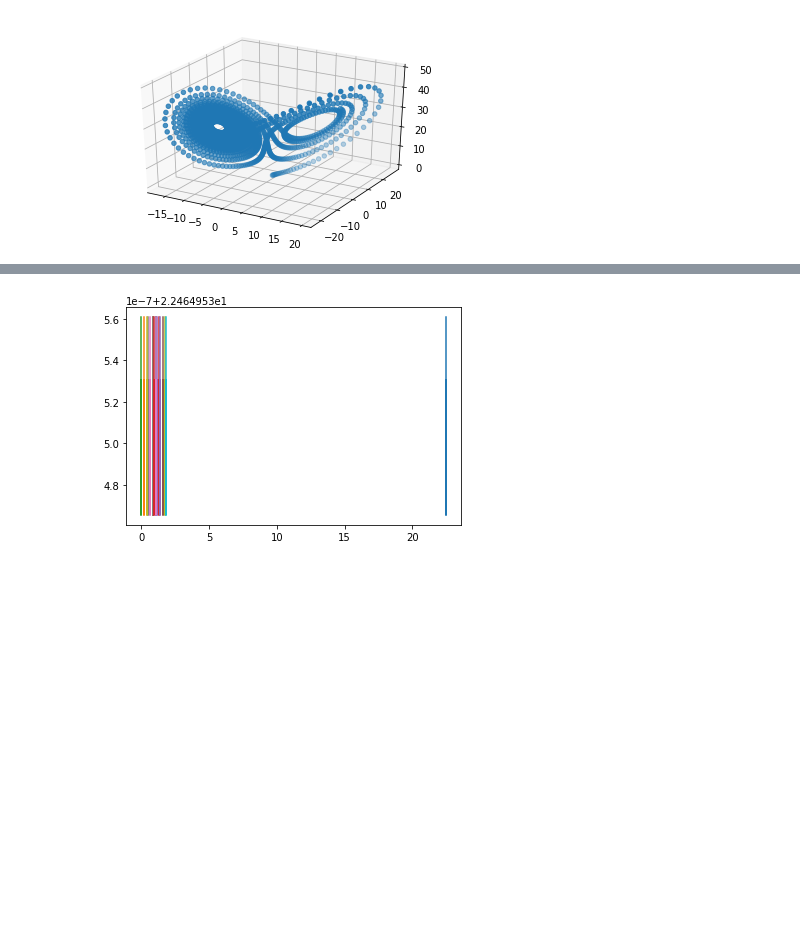
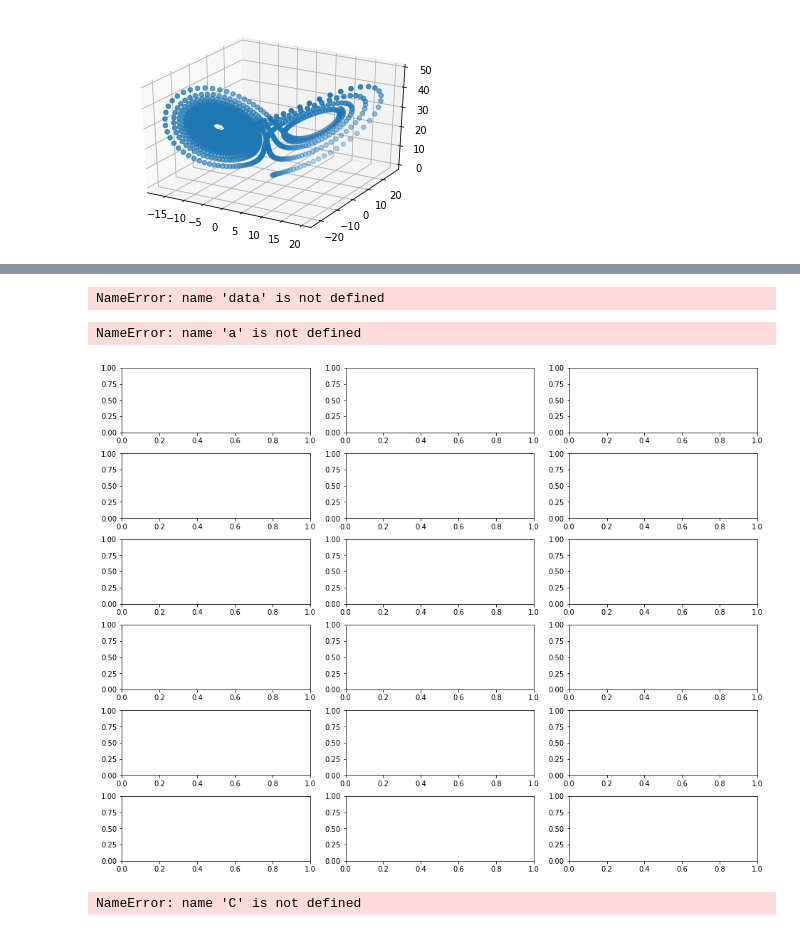
Before and after one commit to alexstoken/math485supermodels, a Jupyter notebook: find_min_C.ipynb, the cells around one changed output, grey strips where cells are left out. Saved outputs shown, nothing was run; the diff lists cells and outputs as text; code cells hidden in the pictures; blank space fills up the shorter version.

```diff
--- a/find_min_C.ipynb
+++ b/find_min_C.ipynb
@@ -317,8 +342,6 @@ ax.scatter(x_s[:n,0], x_s[:n,1],x_s[:n,2] ,c='black')
 # %%
 C_headers = ['F','cx12', 'cx13', 'cx23', 'cx21', 'cx31', 'cx32','cy12', 'cy13', 'cy23', 'cy21', 'cy31', 'cy32', 'cz12', 'cz13', 'cz23', 'cz21', 'cz31', 'cz32']
-F_C_df = pd.read_csv('F_list_2019-02-26_21:15:12.csv', header = None,index_col = False, names = C_headers)
+F_C_df = pd.read_csv('F_list_2019-02-27_02:57:10.csv', header = None,index_col = False, names = C_headers)
 C_last = np.array(F_C_df.iloc[-1])[1:]
 for c in F_C_df.columns:
-    plt.plot( F_C_df[c], F_C_df['F'])
+    F_C_df.plot( x= c, y = 'F', kind = 'scatter', ylim = (0,30))
-# %% [output]
-[figure, removed]
@@ -324,0 +368,21 @@ for c in F_C_df.columns:
+# %%
+f_v_plots = make_F_C_plots(get_lastest_C('F_list_2019-02-27_02:57:10.csv'),data, C_names )
+# %% [output]
+NameError: name 'data' is not defined
+# %%
+a = [1,2]
+b = [3,4]
+for i in zip(a,b):
+    print(i)
+# %%
+fig, axs = plt.subplots(nrows=6, ncols=3, constrained_layout=True, figsize = (13,10))
+
+for i, ax in enumerate(axs.flatten()):
+    ax.plot(a,b)
+# %% [output]
+NameError: name 'a' is not defined
+[figure, added]
+# %%
+C_names = C
+# %% [output]
+NameError: name 'C' is not defined
```
Also changed, not shown: parts of 12 cells of this notebook, 8 other files.
